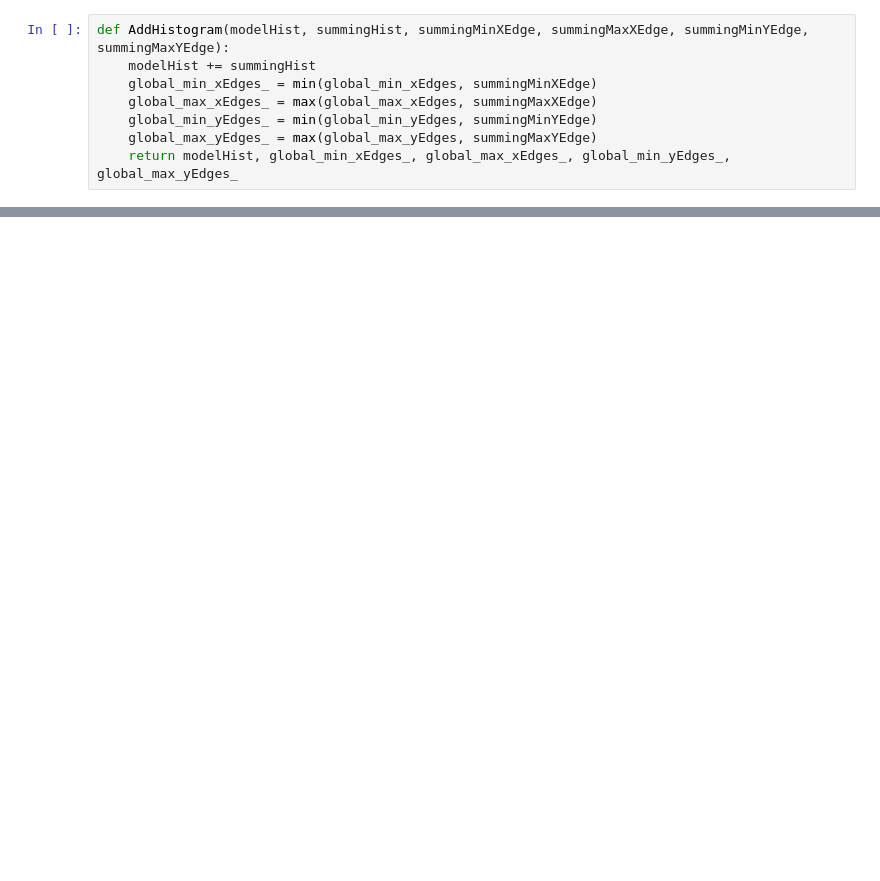
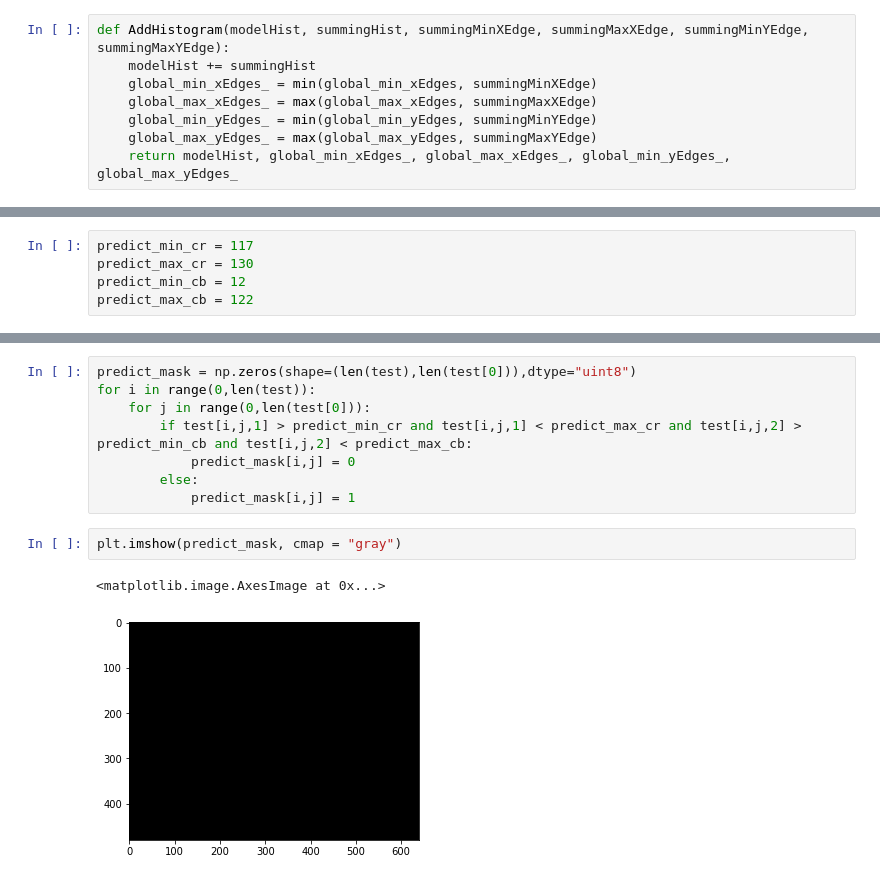
Before and after one commit to uridr/Finger-Detection, a Jupyter notebook: preprocessing/skin_color_characterization_yuye.ipynb, the cells around one changed output, grey strips where cells are left out. Saved outputs shown, nothing was run; the diff lists cells and outputs as text; blank space fills up the shorter version.

```diff
--- a/preprocessing/skin_color_characterization_yuye.ipynb
+++ b/preprocessing/skin_color_characterization_yuye.ipynb
@@ -154,0 +223,5 @@ plt.show()
+# %%
+predict_min_cr = 117
+predict_max_cr = 130
+predict_min_cb = 12
+predict_max_cb = 122
@@ -154,0 +247,13 @@ plt.show()
+# %%
+predict_mask = np.zeros(shape=(len(test),len(test[0])),dtype="uint8")
+for i in range(0,len(test)):
+    for j in range(0,len(test[0])):
+        if test[i,j,1] > predict_min_cr and test[i,j,1] < predict_max_cr and test[i,j,2] > predict_min_cb and test[i,j,2] < predict_max_cb:
+            predict_mask[i,j] = 0
+        else:
+            predict_mask[i,j] = 1
+# %%
+plt.imshow(predict_mask, cmap = "gray")
+# %% [output]
+<matplotlib.image.AxesImage at 0x...>
+[figure, added]
```
Also changed, not shown: parts of 21 cells of this notebook.
